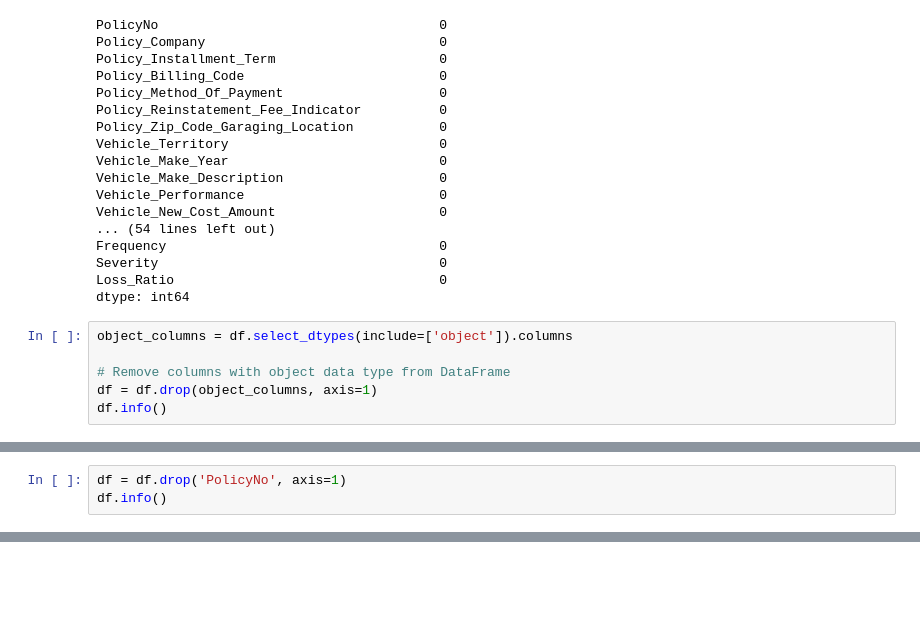
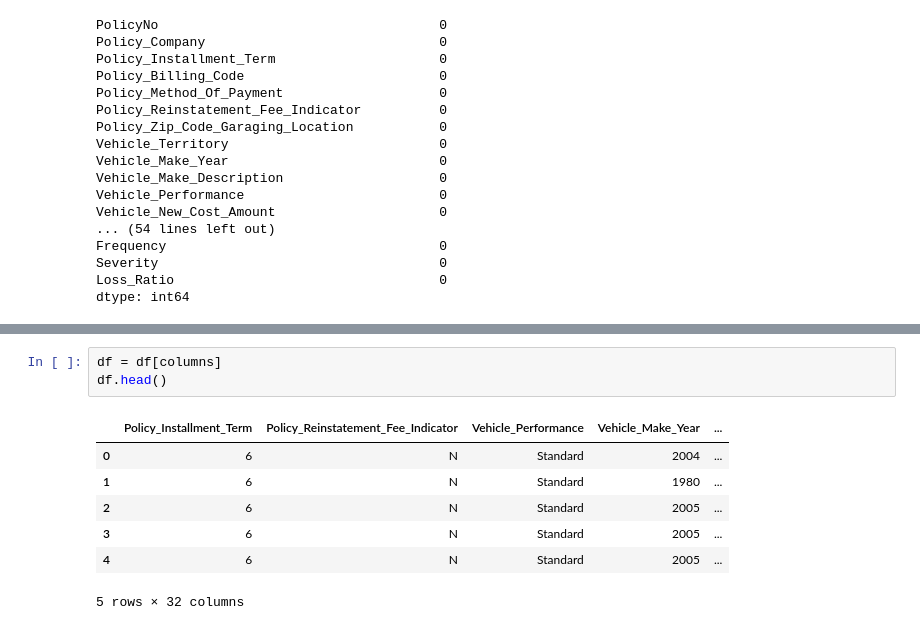
Before and after one commit to manojjanapala/Insuranceproject, a Jupyter notebook: Project_code.ipynb, the cells around one changed output, grey strips where cells are left out. Cells and saved outputs as stored; diff of their text form; blank space fills up the shorter version.

```diff
--- a/Project_code.ipynb
+++ b/Project_code.ipynb
@@ -335,9 +313,3 @@ Frequency                                   0
 Severity                                    0
 Loss_Ratio                                  0
 dtype: int64
-# %%
-object_columns = df.select_dtypes(include=['object']).columns
-
-# Remove columns with object data type from DataFrame
-df = df.drop(object_columns, axis=1)
-df.info()
@@ -362,3 +315,0 @@ memory usage: 139.2 MB
-# %%
-df = df.drop('PolicyNo', axis=1)
-df.info()
@@ -382,0 +384,11 @@ memory usage: 136.0 MB
+# %%
+df = df[columns]
+df.head()
+# %% [output]
+|  | Policy_Installment_Term | Policy_Reinstatement_Fee_Indicator | Vehicle_Performance | Vehicle_Make_Year | ... |
+| 0 | 6 | N | Standard | 2004 | ... |
+| 1 | 6 | N | Standard | 1980 | ... |
+| 2 | 6 | N | Standard | 2005 | ... |
+| 3 | 6 | N | Standard | 2005 | ... |
+| 4 | 6 | N | Standard | 2005 | ... |
+5 rows × 32 columns
```
Also changed, not shown: parts of 27 cells of this notebook, 1 other file.
